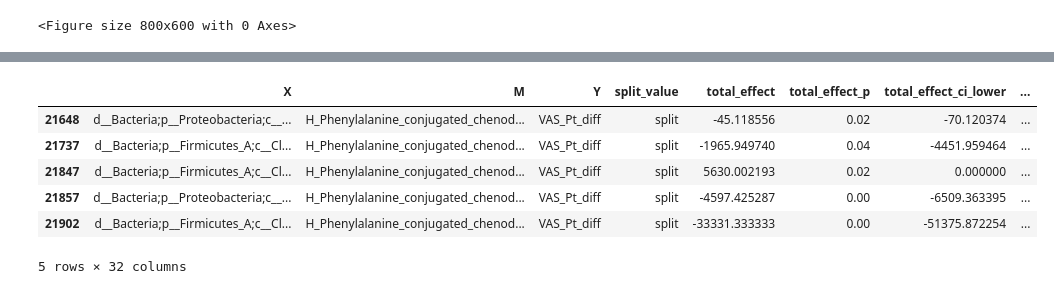
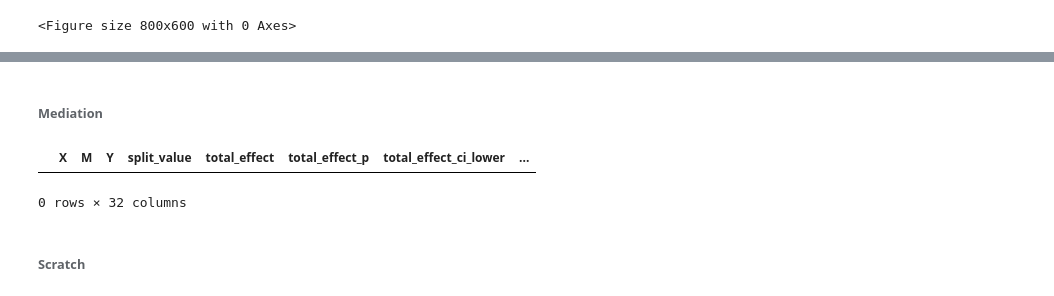
Before and after one commit to kbpi314/oa, a Jupyter notebook: code/oa_v4.ipynb, the cells around one changed output, grey strips where cells are left out. Saved outputs shown, nothing was run; the diff lists cells and outputs as text; code cells hidden in the pictures.

```diff
--- a/code/oa_v4.ipynb
+++ b/code/oa_v4.ipynb
@@ -1008,6 +1021,13 @@ for g in groups:
     # normalize by dividing by row sum
     df_path = df_path.div(df_path.sum(axis=1),axis=0)
 
+    # filter on metabolism only
+    keep = []
+    for p in df_path.columns:
+        if 'Metabolism' in p: # or 'metabolism' in p: 168 vs 170 if you incl both for saliva
+            keep.append(p)
+    df_path = df_path[keep]
+
     # save to dict
     g_to_path[g] = df_path
 
@@ -1053,0 +1141,9 @@ gt_to_path[g][t].head()
+# %%
+# mediation stability
+df = pd.read_csv(path + 'outputs/jobs20/df100.csv')
+for y in ['total_effect_p','direct_effect_p','indirect_effect_p']:
+    x = df[y]
+    print(y)
+    print(np.mean(x), np.std(x))
+
+x.value_counts()
@@ -1353,3 +1448,5 @@ df_X.head()
+# %% [markdown]
+###### Mediation ######
 # %%
 # Mediation analyses
 # check for int_ba
@@ -1358,8 +1455,8 @@ int_ba = {'stool': ['L_methionine', 'Pentahydroxylated_bile_acid', 'Dihydroxylat
                     'Glycocholic_acid', 'Tetrahydroxylated_bile_acid', 'Glycochenodeoxycholate',
                     'Deoxycholate', 'Hydroxyhexadecanoyl_lysine', 'Deoxycholic_acid'
                     'Trihydroxycholestanoic_acid', 'Phenylalanine_conjugated_chenodeoxycholic_acid', 'Nonhydroxylated_bile_acid',
-                    'Monohydroxylated_bile_acid'],
-          'saliva': ['Trihydroxylated_bile_acid', 'Palmitoylcarnitine', 'Palmitoyl_ethanolamide']
+                    'Monohydroxylated_bile_acid'] + ['Deoxycholic_acid','Lithocholic_acid'],
+          'saliva': ['Trihydroxylated_bile_acid', 'Palmitoylcarnitine', 'Palmitoyl_ethanolamide']+ ['Deoxycholic_acid','Lithocholic_acid']
          }
 
 # filter on CUTIE results
@@ -1368,6 +1465,10 @@ g_to_cutiejob = {
     'stool': 'jobs16'
 }
 
+g_to_medjob = {
+    'saliva': '20240917',
+    'stool': '20240913'
+}
 # figure out cutie plots
 #X = list(df_X.columns.values)
 #M = list(df_M.columns.values)
@@ -1379,9 +1480,20 @@ y = 'WOMAC_pain_diff'
 
 
 
-for g in ['stool']: #'saliva']
+for g in ['stool', 'saliva']:
+    # import mediation DFs
+    df_M = pd.read_csv(path + 'inputs/cutie_df_meta_' + g + '.tsv', sep='\t', index_col=0)
+    df_M.iloc[:,:-1].to_csv(path + 'inputs/mediation_meta_' + g + '_post_test.txt', sep='\t')
+
+    df_Y = df_meta_paired[['VAS_Pt_diff', 'WOMAC_pain_diff']]
+    df_Y.to_csv(path + 'inputs/mediation_WMdiff_test.txt', sep='\t')
+
+    df_X = pd.read_csv(path + 'inputs/cutie_df_taxa_' + g + '.tsv', sep='\t', index_col=0)
+    df_X.index = df_X.index.map(lambda x: x.split('.post')[0].replace('-',''))
+    df_X.to_csv(path + 'inputs/mediation_taxa_' + g + '_post_test.txt', sep='\t')
+
     # import mediation results
-    df_med = pd.read_csv(path + 'outputs/jobs19/20240913/outputs/mediation_taxa_' + g + '_post_mediation_meta_' + g + '_post_mediation_WMdiff_test/mediation_results_all.tsv',
+    df_med = pd.read_csv(path + 'outputs/jobs19/' + g_to_medjob[g] + '/outputs/mediation_taxa_' + g + '_post_mediation_meta_' + g + '_post_mediation_WMdiff_test/mediation_results_all.tsv',
                          sep='\t')
 
     for t in ['partial','complete']:
@@ -1410,42 +1522,39 @@ for g in ['stool']: #'saliva']
         df_qt = df_qt[df_qt['class'] == 'TP']
 
         for r in range(len(df)):
-            x,m = df.iloc[r,0:2].values
+            x,m,y = df.iloc[r,0:3].values
 
             # check if it's in CUTIE
             df_q = df_qt.copy()
-            # df_q1 = df_q[df_q['var1'] == m]
-            df_q2 = df_q[df_q['var2'] == x]
+            # df_q = df_q[df_q['var1'] == m]
+            df_q = df_q[df_q['var2'] == x]
 
-            if len(df_q2) > 0: # len(df_q1) > 0 or len(df_q2) > 0:
+            if len(df_q) > 0: #len(df_q2) > 0: # len(df_q1) > 0 or len(df_q2) > 0:
                 # print('plotting ' + m + ' and ' + x)
                 # create plotting df
                 df_plot = pd.concat([df_X,df_M,df_Y],axis=1)
                 # path + 'outputs/jobs19/plots/'
 
                 plt.figure(figsize=(8,6))
                 sns.set_theme(style="whitegrid")
                 # sns.scatterplot(data=df_plot,x=x,y=m,hue=y)
                 sns.scatterplot(data=df_plot,x=x,y=y,hue=m,palette='coolwarm')#,size=6)
                 plt.tight_layout()
                 sns.despine()
-                plt.savefig(path + 'outputs/jobs19/plots/' + g + '/' + x.split(';g__')[-1] + '_' + m.replace('/','fslash') + '_' + t + '_MX.pdf')
+                plt.savefig(path + 'outputs/jobs19/plots/' + g + '/' + x.split(';g__')[-1] + '_' + m.replace('/','fslash') + '_' + t + '_' + y + '_MX.pdf')
                 plt.close()
 
                 plt.figure(figsize=(8,6))
                 sns.set_theme(style="whitegrid")
                 sns.scatterplot(data=df_plot,x=x,y=m,hue=m,palette='coolwarm')#,size=6)
                 sns.despine()
                 plt.tight_layout()
-                plt.savefig(path + 'outputs/jobs19/plots/' + g + '/' + x.split(';g__')[-1] + '_' + m.replace('/','fslash') + '_' + t + '_YMX.pdf')
+                plt.savefig(path + 'outputs/jobs19/plots/' + g + '/' + x.split(';g__')[-1] + '_' + m.replace('/','fslash') + '_' + t + '_' + y + '_YMX.pdf')
                 plt.close()
 
 df.head()
 # %% [output]
 |  | X | M | Y | split_value | total_effect | total_effect_p | total_effect_ci_lower | ... |
-| 21648 | d__Bacteria;p__Proteobacteria;c__... | H_Phenylalanine_conjugated_chenod... | VAS_Pt_diff | split | -45.118556 | 0.02 | -70.120374 | ... |
-| 21737 | d__Bacteria;p__Firmicutes_A;c__Cl... | H_Phenylalanine_conjugated_chenod... | VAS_Pt_diff | split | -1965.949740 | 0.04 | -4451.959464 | ... |
-| 21847 | d__Bacteria;p__Firmicutes_A;c__Cl... | H_Phenylalanine_conjugated_chenod... | VAS_Pt_diff | split | 5630.002193 | 0.02 | 0.000000 | ... |
-| 21857 | d__Bacteria;p__Proteobacteria;c__... | H_Phenylalanine_conjugated_chenod... | VAS_Pt_diff | split | -4597.425287 | 0.00 | -6509.363395 | ... |
-| 21902 | d__Bacteria;p__Firmicutes_A;c__Cl... | H_Phenylalanine_conjugated_chenod... | VAS_Pt_diff | split | -33331.333333 | 0.00 | -51375.872254 | ... |
-5 rows × 32 columns
+0 rows × 32 columns
+# %% [markdown]
+###### Scratch ######
```
Also changed, not shown: parts of 30 cells of this notebook.
